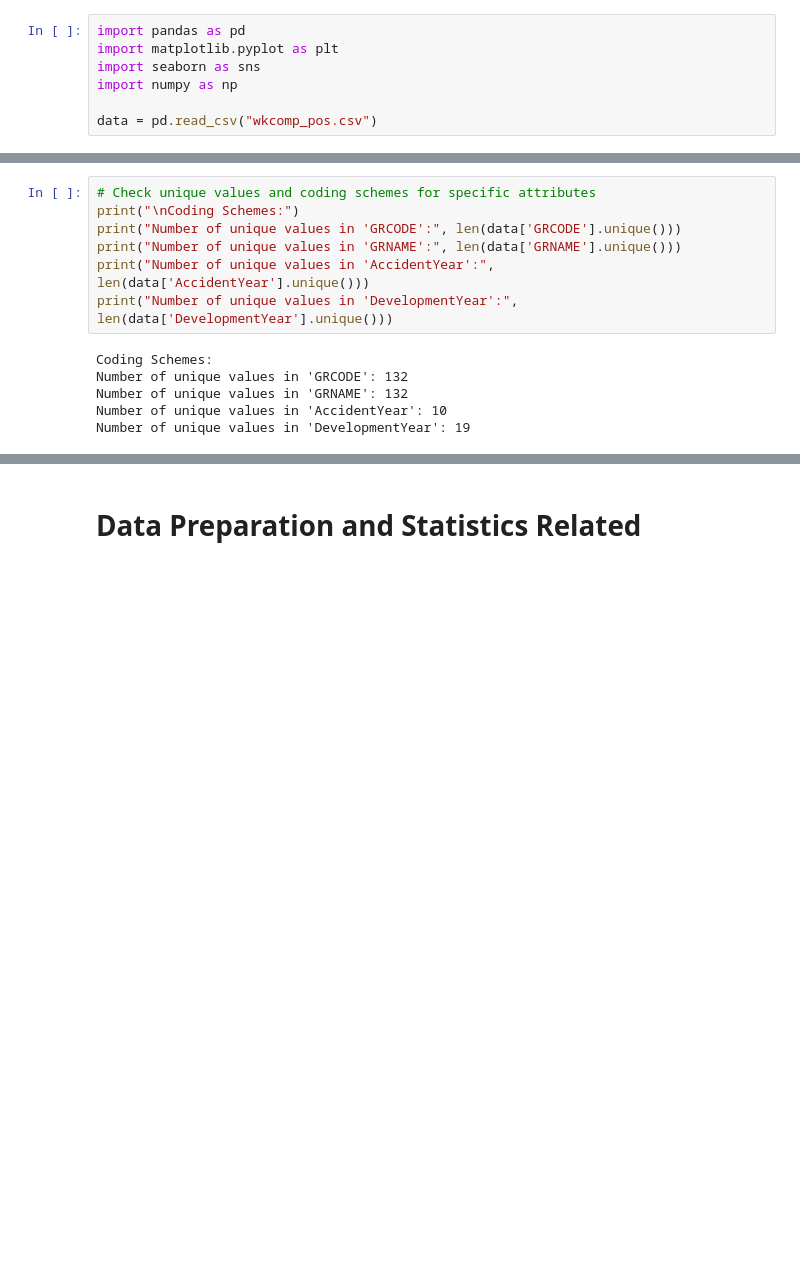
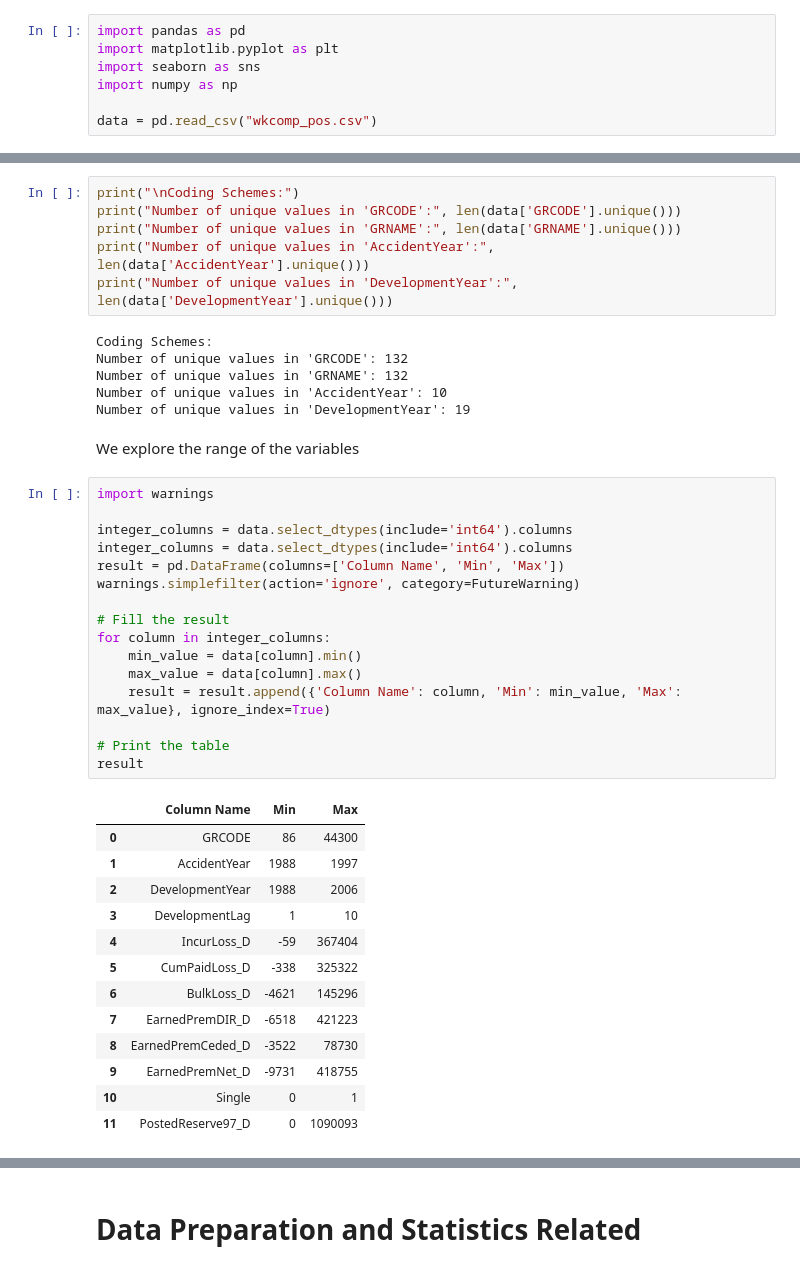
Before and after one commit to JuanLara18/Actuarial-DataMined-Provisiones, a Jupyter notebook: notebooks/Project_I.ipynb, the cells around one changed output, grey strips where cells are left out. Drawn from its saved outputs; the diff is of its cells as text; blank space fills up the shorter version.

```diff
--- a/notebooks/Project_I.ipynb
+++ b/notebooks/Project_I.ipynb
@@ -43,5 +52,4 @@ dtype: object
 # %%
-# Check unique values and coding schemes for specific attributes
 print("\nCoding Schemes:")
 print("Number of unique values in 'GRCODE':", len(data['GRCODE'].unique()))
 print("Number of unique values in 'GRNAME':", len(data['GRNAME'].unique()))
@@ -53,3 +61,35 @@ Number of unique values in 'GRCODE': 132
 Number of unique values in 'GRNAME': 132
 Number of unique values in 'AccidentYear': 10
 Number of unique values in 'DevelopmentYear': 19
+# %% [markdown]
+We explore the range of the variables
+# %%
+import warnings
+
+integer_columns = data.select_dtypes(include='int64').columns
+integer_columns = data.select_dtypes(include='int64').columns
+result = pd.DataFrame(columns=['Column Name', 'Min', 'Max'])
+warnings.simplefilter(action='ignore', category=FutureWarning)
+
+# Fill the result
+for column in integer_columns:
+    min_value = data[column].min()
+    max_value = data[column].max()
+    result = result.append({'Column Name': column, 'Min': min_value, 'Max': max_value}, ignore_index=True)
+
+# Print the table
+result
+# %% [output]
+|  | Column Name | Min | Max |
+| 0 | GRCODE | 86 | 44300 |
+| 1 | AccidentYear | 1988 | 1997 |
+| 2 | DevelopmentYear | 1988 | 2006 |
+| 3 | DevelopmentLag | 1 | 10 |
+| 4 | IncurLoss_D | -59 | 367404 |
+| 5 | CumPaidLoss_D | -338 | 325322 |
+| 6 | BulkLoss_D | -4621 | 145296 |
+| 7 | EarnedPremDIR_D | -6518 | 421223 |
+| 8 | EarnedPremCeded_D | -3522 | 78730 |
+| 9 | EarnedPremNet_D | -9731 | 418755 |
+| 10 | Single | 0 | 1 |
+| 11 | PostedReserve97_D | 0 | 1090093 |
```
Also changed, not shown: parts of 8 cells of this notebook.
